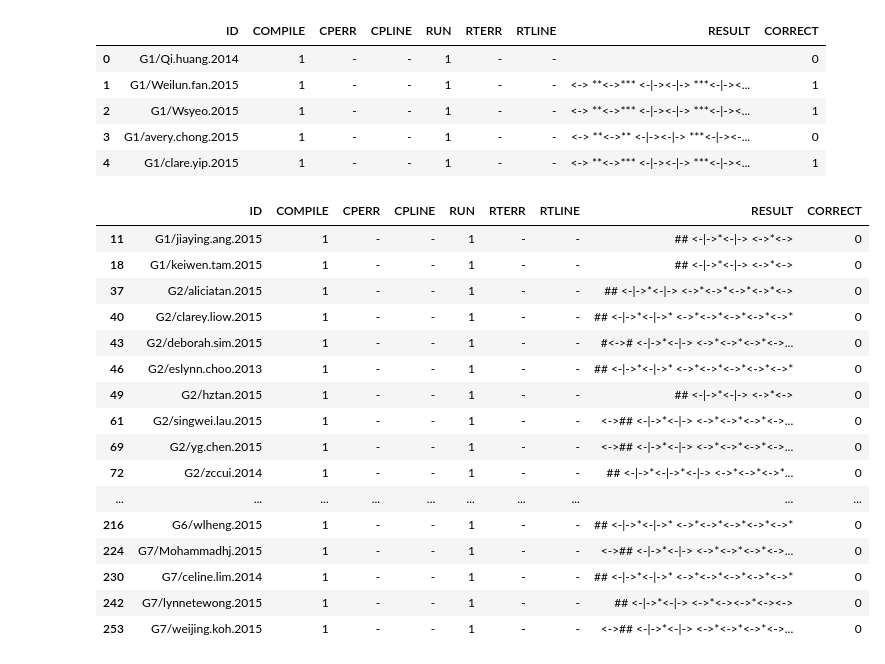
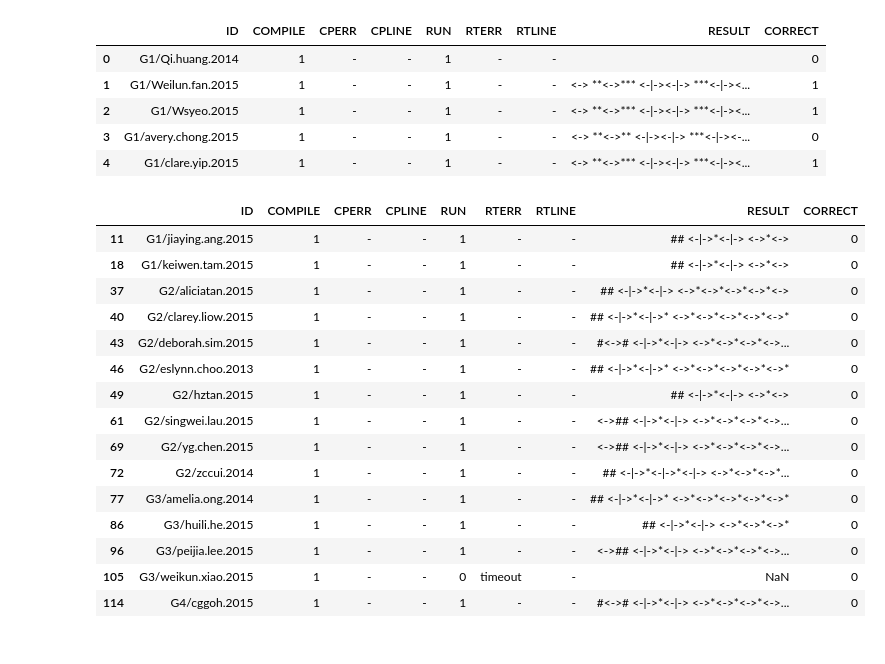
Before and after one commit to behminyan/IS470, a Jupyter notebook: IS470 Data Visualisation.ipynb, the cells around one changed output. Drawn from its saved outputs; the diff is of its cells as text; code cells hidden in the pictures.

```diff
--- a/IS470 Data Visualisation.ipynb
+++ b/IS470 Data Visualisation.ipynb
@@ -217,22 +189,21 @@ Name: CORRECT, dtype: int64
 # %%
 # train2A['CORRECT'] = [x  == 0 for x in train2A.CORRECT]
 
-train2A[train2A.COMPILE == 1][train2A.CORRECT == 0] # note that Incorrect results have many similarities
+train2A[train2A.COMPILE == 1][train2A.CORRECT == 0].head(15) # note that Incorrect results have many similarities
 # %% [output]
 |  | ID | COMPILE | CPERR | CPLINE | RUN | RTERR | RTLINE | RESULT | CORRECT |
 | 11 | G1/jiaying.ang.2015 | 1 | - | - | 1 | - | - | ## <-|->*<-|-> <->*<-> | 0 |
 | 18 | G1/keiwen.tam.2015 | 1 | - | - | 1 | - | - | ## <-|->*<-|-> <->*<-> | 0 |
 | 37 | G2/aliciatan.2015 | 1 | - | - | 1 | - | - | ## <-|->*<-|-> <->*<->*<->*<->*<-> | 0 |
 | 40 | G2/clarey.liow.2015 | 1 | - | - | 1 | - | - | ## <-|->*<-|->* <->*<->*<->*<->*<->* | 0 |
 | 43 | G2/deborah.sim.2015 | 1 | - | - | 1 | - | - | #<-># <-|->*<-|-> <->*<->*<->*<->... | 0 |
 | 46 | G2/eslynn.choo.2013 | 1 | - | - | 1 | - | - | ## <-|->*<-|->* <->*<->*<->*<->*<->* | 0 |
 | 49 | G2/hztan.2015 | 1 | - | - | 1 | - | - | ## <-|->*<-|-> <->*<-> | 0 |
 | 61 | G2/singwei.lau.2015 | 1 | - | - | 1 | - | - | <->## <-|->*<-|-> <->*<->*<->*<->... | 0 |
 | 69 | G2/yg.chen.2015 | 1 | - | - | 1 | - | - | <->## <-|->*<-|-> <->*<->*<->*<->... | 0 |
 | 72 | G2/zccui.2014 | 1 | - | - | 1 | - | - | ## <-|->*<-|->*<-|-> <->*<->*<->*... | 0 |
-| ... | ... | ... | ... | ... | ... | ... | ... | ... | ... |
-| 216 | G6/wlheng.2015 | 1 | - | - | 1 | - | - | ## <-|->*<-|->* <->*<->*<->*<->*<->* | 0 |
-| 224 | G7/Mohammadhj.2015 | 1 | - | - | 1 | - | - | <->## <-|->*<-|-> <->*<->*<->*<->... | 0 |
-| 230 | G7/celine.lim.2014 | 1 | - | - | 1 | - | - | ## <-|->*<-|->* <->*<->*<->*<->*<->* | 0 |
-| 242 | G7/lynnetewong.2015 | 1 | - | - | 1 | - | - | ## <-|->*<-|-> <->*<-><->*<-><-> | 0 |
-| 253 | G7/weijing.koh.2015 | 1 | - | - | 1 | - | - | <->## <-|->*<-|-> <->*<->*<->*<->... | 0 |
+| 77 | G3/amelia.ong.2014 | 1 | - | - | 1 | - | - | ## <-|->*<-|->* <->*<->*<->*<->*<->* | 0 |
+| 86 | G3/huili.he.2015 | 1 | - | - | 1 | - | - | ## <-|->*<-|-> <->*<->*<->* | 0 |
+| 96 | G3/peijia.lee.2015 | 1 | - | - | 1 | - | - | <->## <-|->*<-|-> <->*<->*<->*<->... | 0 |
+| 105 | G3/weikun.xiao.2015 | 1 | - | - | 0 | timeout | - | NaN | 0 |
+| 114 | G4/cggoh.2015 | 1 | - | - | 1 | - | - | #<-># <-|->*<-|-> <->*<->*<->*<->... | 0 |
```
Also changed, not shown: parts of 3 cells of this notebook.
